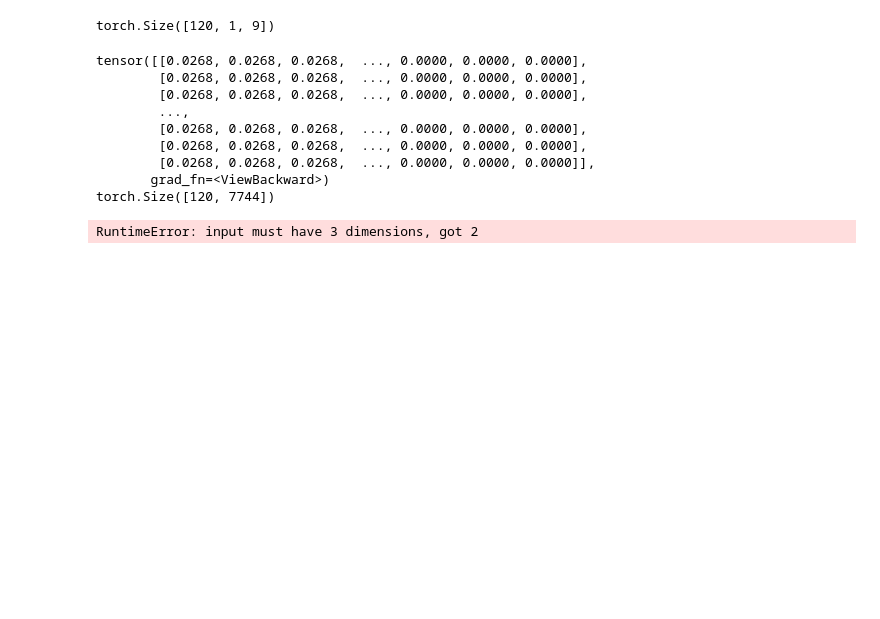
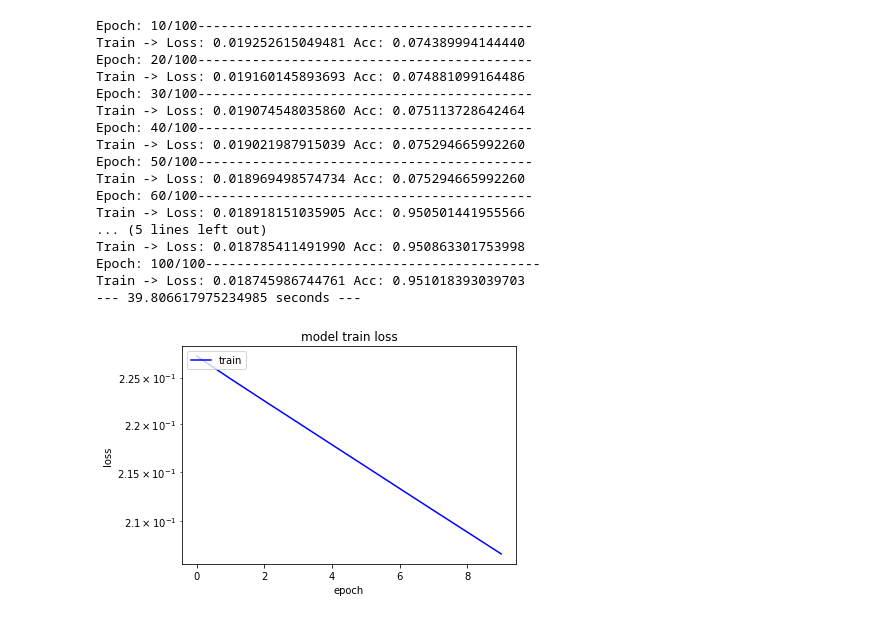
Before and after one commit to Alec-ryo/rnn_enduro, a Jupyter notebook: 2-pytorch_train/last_hope-CNN.ipynb, the cells around one changed output. Saved outputs shown, nothing was run; the diff lists cells and outputs as text; code cells hidden in the pictures; blank space fills up the shorter version.

```diff
--- a/2-pytorch_train/last_hope-CNN.ipynb
+++ b/2-pytorch_train/last_hope-CNN.ipynb
@@ -226,5 +152,3 @@ NameError: name 'model' is not defined
 # %%
 train_loss_arr = np.array([])
 train_acc_arr = np.array([])
-# %%
-X_train = X_train.reshape(120,1,100,100)
@@ -235,63 +155,61 @@ torch.Size([120, 1, 100, 100])
-# %%
-Y_train = Y_train.reshape(120,1,9)
-# %%
-Y_train.shape
-# %% [output]
-torch.Size([120, 1, 9])
 # %%
 start_time_processing = time.time()
 
 # Training Run
-loss_file = open(newpath + '/' + "loss_file.txt", "w")
+loss_file = open(myModelStructure.path + '/' + "loss_file.txt", "w")
 first_time = True
 
 best_loss = 1
 first_epoch = True
 
-for epoch in range(1, n_epochs + 1):
+for epoch in range(1, myModelStructure.n_epochs + 1):
 
-    model.train()
+    mymodel.train()
 
-    optimizer.zero_grad() # Clears existing gradients from previous epoch
-    X_train.to(device)
-    output = model(X_train)
-    loss = criterion(output, Y_train.view(-1,len(ACTIONS_LIST)).float())
+    myModelStructure.optimizer.zero_grad() # Clears existing gradients from previous epoch
+    output = mymodel(X_train)
+    loss = myModelStructure.criterion(output, Y_train.view(-1,data.target_size[2]).float())
     loss.backward() # Does backpropagation and calculates gradients
-    optimizer.step() # Updates the weights accordinglyw
+    myModelStructure.optimizer.step() # Updates the weights accordinglyw
 
     if epoch%10 == 0:
 
         train_loss_arr = np.append(train_loss_arr, loss.item())
-        train_acc_arr  = np.append(train_acc_arr, get_acc(output, Y_train.reshape(-1, len(ACTIONS_LIST))))
-        # train_acc_arr  = np.append(train_acc_arr, get_acc_2(output, target_padded.reshape(-1, len(ACTIONS_LIST))))
+        train_acc_arr  = np.append(train_acc_arr, myModelStructure.get_acc(output, Y_train.reshape(-1, len(data.available_targets))))
 
-        loss_file.write("Epoch: {}/{}-------------------------------------------\n".format(epoch, n_epochs))
+        loss_file.write("Epoch: {}/{}-------------------------------------------\n".format(epoch, myModelStructure.n_epochs))
         loss_file.write("Train -> Loss: {:.15f} Acc: {:.15f}\n".format(train_loss_arr[-1], train_acc_arr[-1]))
 
-        print("Epoch: {}/{}-------------------------------------------".format(epoch, n_epochs))
+        print("Epoch: {}/{}-------------------------------------------".format(epoch, myModelStructure.n_epochs))
         print("Train -> Loss: {:.15f} Acc: {:.15f}".format(train_loss_arr[-1], train_acc_arr[-1]))
 
         if train_loss_arr[-1] < best_loss:
             state = { 'epoch': epoch + 1, 'state_dict': model.state_dict(),
-                      'optimizer': optimizer.state_dict(), 'losslogger': loss.item(), }
-            torch.save(state, newpath + '/' + model_name)
+                      'optimizer': myModelStructure.optimizer.state_dict(), 'losslogger': loss.item(), }
+            torch.save(state, myModelStructure.path + '/' + myModelStructure.name)
             best_loss = loss.item()
         else:
             print("model not saved")
 
 loss_file.write("--- %s seconds ---" % (time.time() - start_time_processing))
 loss_file.close()
-np.savez(newpath + '/' + "train_loss_arr", train_loss_arr)
-#np.savez(newpath + '/' + "valid_acc_table", valid_loss_mean_arr)
+np.savez(myModelStructure.path + '/' + "train_loss_arr", train_loss_arr)
 print("--- %s seconds ---" % (time.time() - start_time_processing))
 # %% [output]
-tensor([[0.0268, 0.0268, 0.0268,  ..., 0.0000, 0.0000, 0.0000],
-        [0.0268, 0.0268, 0.0268,  ..., 0.0000, 0.0000, 0.0000],
-        [0.0268, 0.0268, 0.0268,  ..., 0.0000, 0.0000, 0.0000],
-        ...,
-        [0.0268, 0.0268, 0.0268,  ..., 0.0000, 0.0000, 0.0000],
-        [0.0268, 0.0268, 0.0268,  ..., 0.0000, 0.0000, 0.0000],
-        [0.0268, 0.0268, 0.0268,  ..., 0.0000, 0.0000, 0.0000]],
-       grad_fn=<ViewBackward>)
-torch.Size([120, 7744])
+Epoch: 10/100-------------------------------------------
+Train -> Loss: 0.019252615049481 Acc: 0.074389994144440
+Epoch: 20/100-------------------------------------------
+Train -> Loss: 0.019160145893693 Acc: 0.074881099164486
+Epoch: 30/100-------------------------------------------
+Train -> Loss: 0.019074548035860 Acc: 0.075113728642464
+Epoch: 40/100-------------------------------------------
+Train -> Loss: 0.019021987915039 Acc: 0.075294665992260
+Epoch: 50/100-------------------------------------------
+Train -> Loss: 0.018969498574734 Acc: 0.075294665992260
+Epoch: 60/100-------------------------------------------
+Train -> Loss: 0.018918151035905 Acc: 0.950501441955566
+... (5 lines left out)
+Train -> Loss: 0.018785411491990 Acc: 0.950863301753998
+Epoch: 100/100-------------------------------------------
+Train -> Loss: 0.018745986744761 Acc: 0.951018393039703
+--- 39.806617975234985 seconds ---
-RuntimeError: input must have 3 dimensions, got 2
@@ -299,0 +216,14 @@ output
+# %%
+import matplotlib.pyplot as plt
+
+# summarize history for loss
+plt.clf()
+plt.plot(train_loss_arr, color='blue')
+plt.title('model train loss')
+plt.ylabel('loss')
+plt.xlabel('epoch')
+plt.legend(['train'], loc='upper left')
+plt.yscale('log')
+plt.savefig(newpath + '/' + 'train_loss.png')
+# %% [output]
+[figure, added]
```
Also changed, not shown: parts of 39 cells of this notebook, 14 other files.
